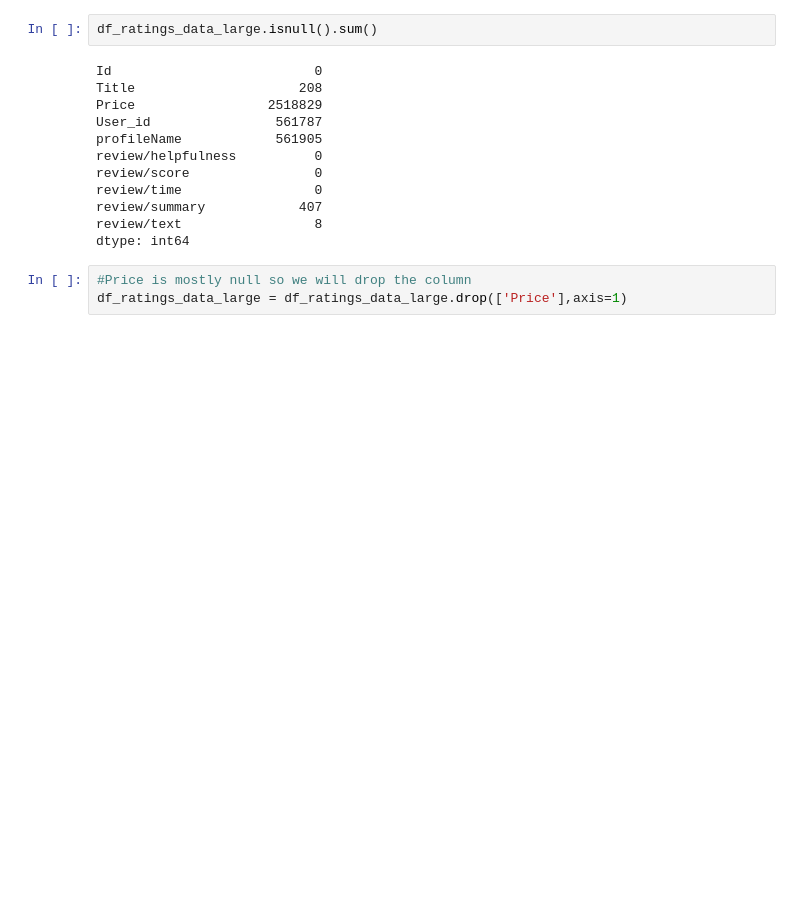
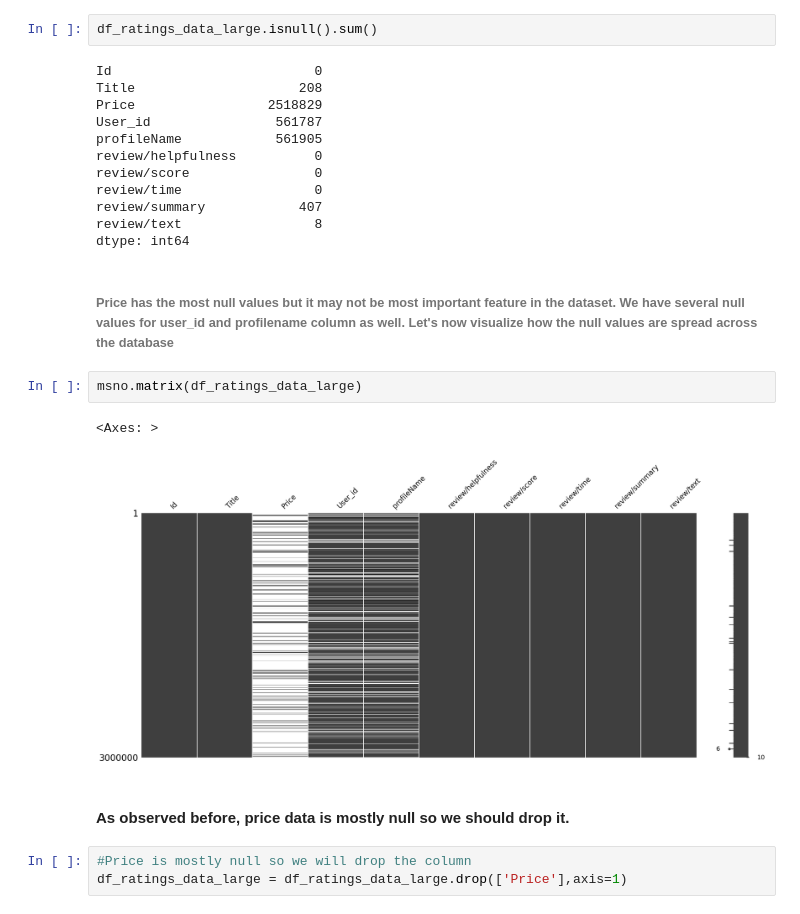
Before and after one commit to siddhantgithub/LibroBuddy, a Jupyter notebook: notebooks/1.Librobuddy-DataWrangling.ipynb, the cells around one changed output. Cells and saved outputs as stored; diff of their text form; blank space fills up the shorter version.

```diff
--- a/notebooks/1.Librobuddy-DataWrangling.ipynb
+++ b/notebooks/1.Librobuddy-DataWrangling.ipynb
@@ -73,6 +170,15 @@ review/time                 0
 review/summary            407
 review/text                 8
 dtype: int64
+# %% [markdown]
+###### Price has the most null values but it may not be most important feature in the dataset. We have several null values for user_id and profilename column as well. Let's now visualize how the null values are spread across the database
+# %%
+msno.matrix(df_ratings_data_large)
+# %% [output]
+<Axes: >
+[figure, added]
+# %% [markdown]
+#### As observed before, price data is mostly null so we should drop it.
 # %%
 #Price is mostly null so we will drop the column
 df_ratings_data_large = df_ratings_data_large.drop(['Price'],axis=1)
```
Also changed, not shown: parts of 39 cells of this notebook.
